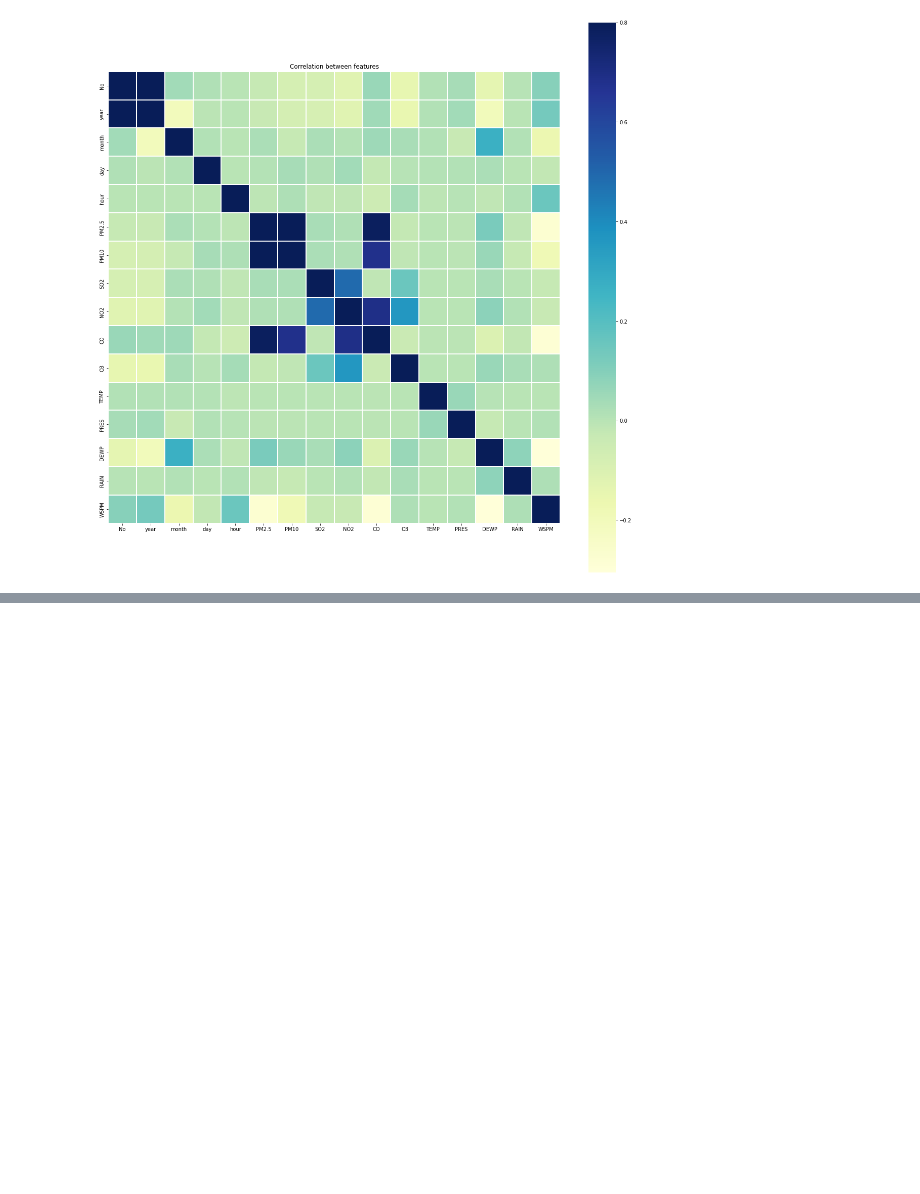
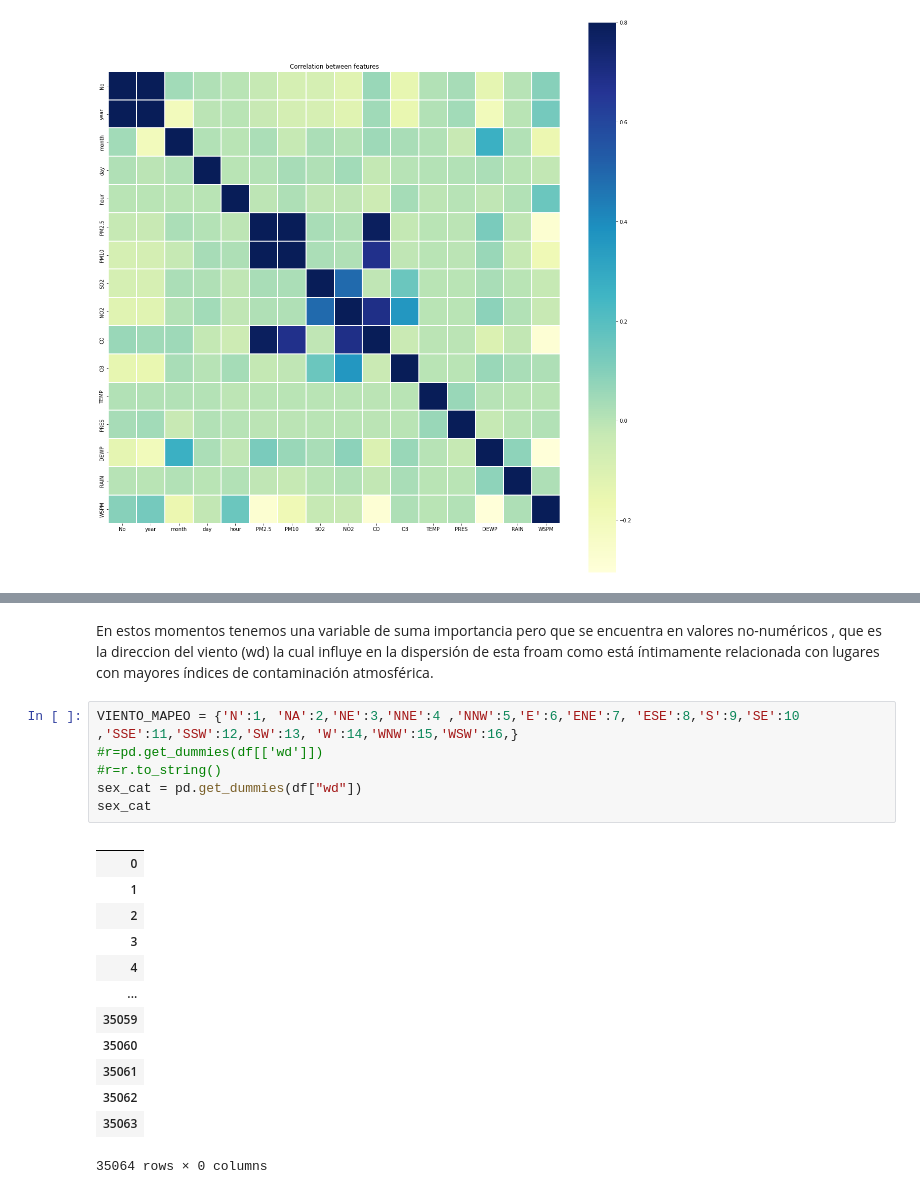
Before and after one commit to roxyconstantine-dev/Analisis_Datos_Contaminaci-n, a Jupyter notebook: Untitled3.ipynb, the cells around one changed output, grey strips where cells are left out. Drawn from its saved outputs; the diff is of its cells as text; blank space fills up the shorter version.

```diff
--- a/Untitled3.ipynb
+++ b/Untitled3.ipynb
@@ -154,0 +170,22 @@ SystemError: ignored
+# %% [markdown]
+En estos momentos tenemos una variable de suma importancia pero que se encuentra en valores no-numéricos , que es la direccion del viento (wd) la cual influye en la dispersión de esta froam como está íntimamente relacionada con lugares con mayores índices de contaminación atmosférica.
+# %%
+VIENTO_MAPEO = {'N':1, 'NA':2,'NE':3,'NNE':4 ,'NNW':5,'E':6,'ENE':7, 'ESE':8,'S':9,'SE':10 ,'SSE':11,'SSW':12,'SW':13, 'W':14,'WNW':15,'WSW':16,}
+#r=pd.get_dummies(df[['wd']])
+#r=r.to_string()
+sex_cat = pd.get_dummies(df["wd"])
+sex_cat
+# %% [output]
+|  |
+| 0 |
+| 1 |
+| 2 |
+| 3 |
+| 4 |
+| ... |
+| 35059 |
+| 35060 |
+| 35061 |
+| 35062 |
+| 35063 |
+35064 rows × 0 columns
```
Also changed, not shown: parts of 5 cells of this notebook.
